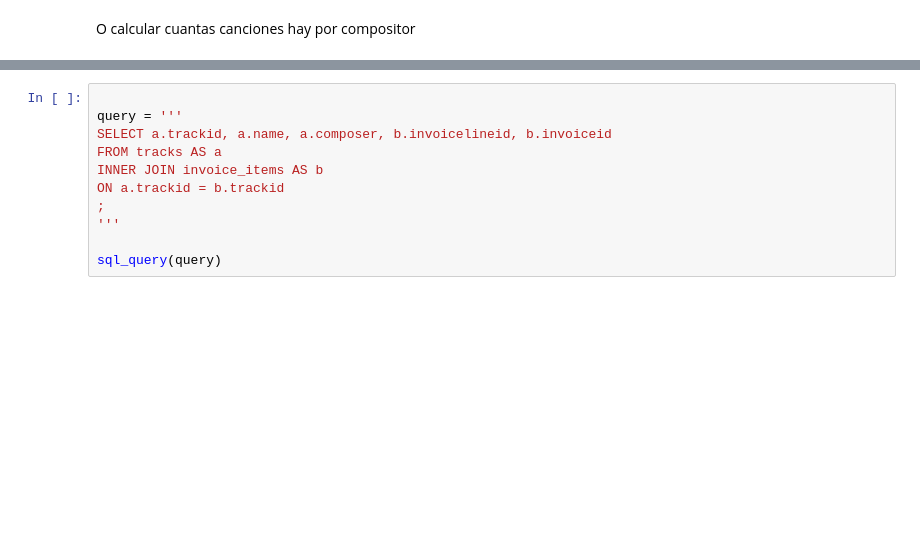
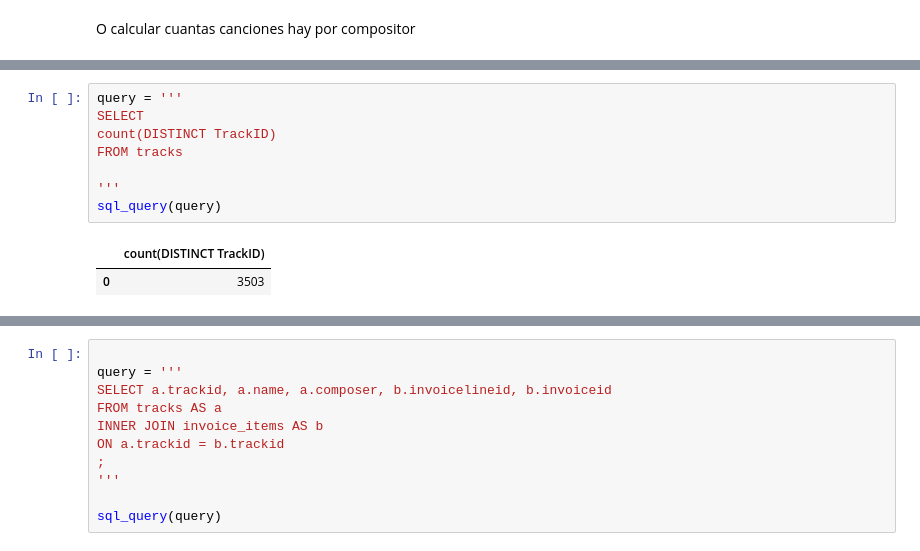
Before and after one commit to fercardiaz-tbs/DSPT_TBS_SVL_0923, a Jupyter notebook: 2-Data Analytics/6-SQL/SQL_en_python/SQL_Python.ipynb, the cells around one changed output, grey strips where cells are left out. Cells and saved outputs as stored; diff of their text form; blank space fills up the shorter version.

```diff
--- a/2-Data Analytics/6-SQL/SQL_en_python/SQL_Python.ipynb
+++ b/2-Data Analytics/6-SQL/SQL_en_python/SQL_Python.ipynb
@@ -258,3 +422,14 @@ Existen varios tipos de JOINs:
+# %%
+query = '''
+SELECT
+count(DISTINCT TrackID)
+FROM tracks
+
+'''
+sql_query(query)
+# %% [output]
+|  | count(DISTINCT TrackID) |
+| 0 | 3503 |
 # %%
 #INNER JOIN
 query = '''
```
Also changed, not shown: parts of 29 cells of this notebook, 3 other files.
